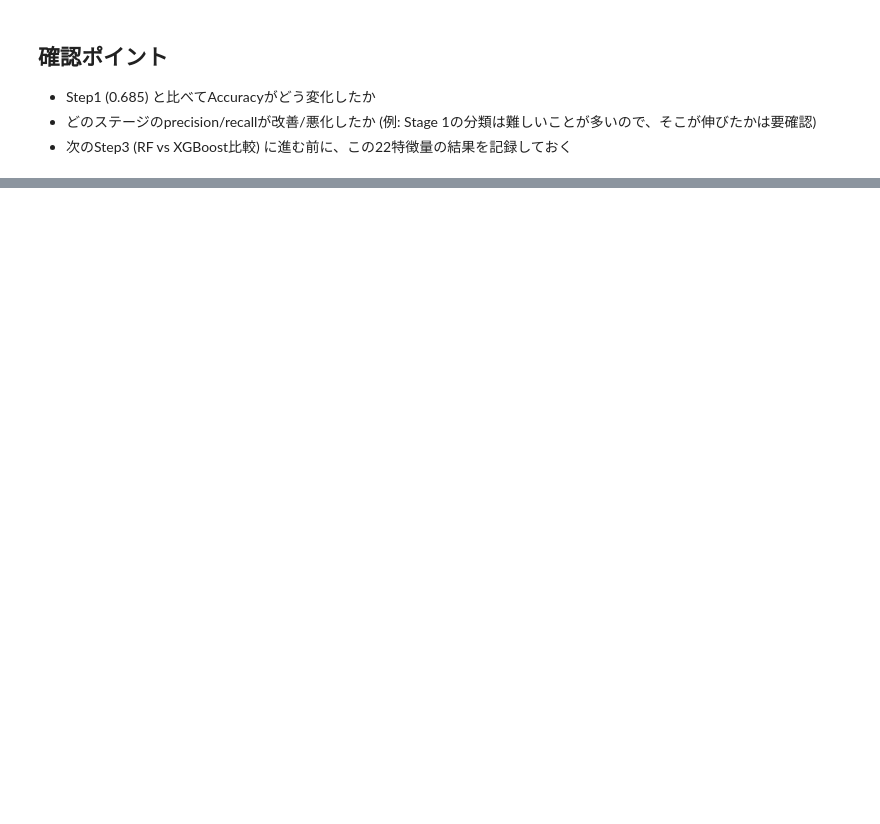
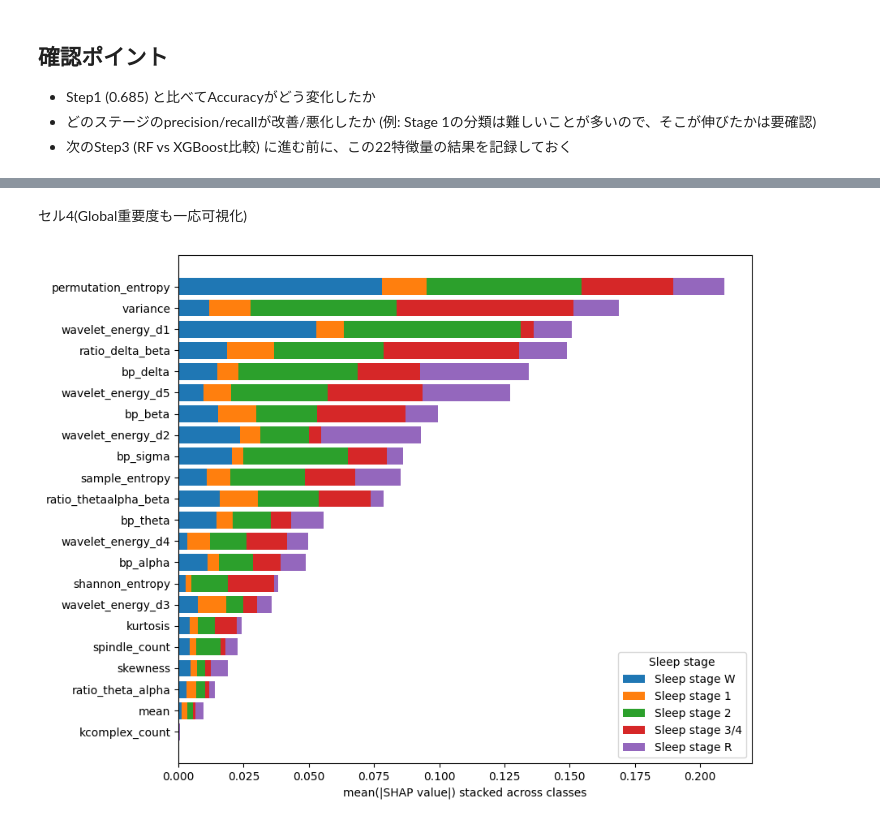
Before and after one commit to naokihayakawa1228/sleep-xai, a Jupyter notebook: notebooks/01_permana_features.ipynb, the cells around one changed output, grey strips where cells are left out. Cells and saved outputs as stored; diff of their text form; code cells hidden in the pictures; blank space fills up the shorter version.

Commit message:
feat: implement Permana features and SHAP analysis

```diff
--- a/notebooks/01_permana_features.ipynb
+++ b/notebooks/01_permana_features.ipynb
@@ -154,0 +298,20 @@ print(confusion_matrix(y_test, y_pred_p2))
+# %%
+import pandas as pd
+
+target_names = list(event_id.keys())
+n3_idx = target_names.index("Sleep stage 3/4")
+
+# 正解Wake・予測N3(誤分類) と 正解Wake・予測Wake(正しい) を比較
+mis_idx = np.where((y_test == 1) & (y_pred_p2 == 4))[0]
+correct_idx = np.where((y_test == 1) & (y_pred_p2 == 1))[0]
+print(f"Wake→N3 誤分類: {len(mis_idx)}件 / 正しくWake: {len(correct_idx)}件")
+
+shap_n3 = shap_values[n3_idx]  # N3クラスへのSHAP値, shape (n_test, 22)
+
+df_compare = pd.DataFrame({
+    "feature": PERMANA_FEATURE_NAMES,
+    "mean_shap_誤分類(Wake→N3)": shap_n3[mis_idx].mean(axis=0),
+    "mean_shap_正解Wake": shap_n3[correct_idx].mean(axis=0),
+})
+df_compare["diff"] = df_compare["mean_shap_誤分類(Wake→N3)"] - df_compare["mean_shap_正解Wake"]
+df_compare.sort_values("diff", ascending=False)
@@ -154,0 +337,23 @@ print(confusion_matrix(y_test, y_pred_p2))
+# %% [markdown]
+セル4(Global重要度も一応可視化)
+# %%
+import matplotlib.pyplot as plt
+
+mean_abs_shap = np.mean(np.abs(shap_values), axis=1)  # (n_classes, n_features)
+order = np.argsort(mean_abs_shap.mean(axis=0))[::-1]
+
+fig, ax = plt.subplots(figsize=(9, 7))
+bottom = np.zeros(len(PERMANA_FEATURE_NAMES))
+x_pos = np.arange(len(PERMANA_FEATURE_NAMES))
+for ci, cname in enumerate(target_names):
+    vals = mean_abs_shap[ci, order]
+    ax.barh(x_pos, vals, left=bottom[order] if ci > 0 else None, label=cname)
+    bottom += mean_abs_shap[ci] if ci > 0 else mean_abs_shap[ci]
+ax.set_yticks(x_pos); ax.set_yticklabels([PERMANA_FEATURE_NAMES[i] for i in order])
+ax.invert_yaxis()
+ax.set_xlabel("mean(|SHAP value|) stacked across classes")
+ax.legend(title="Sleep stage", loc="lower right")
+plt.tight_layout()
+plt.show()
+# %% [output]
+[figure, added]
```
Also changed, not shown: parts of 14 cells of this notebook.
